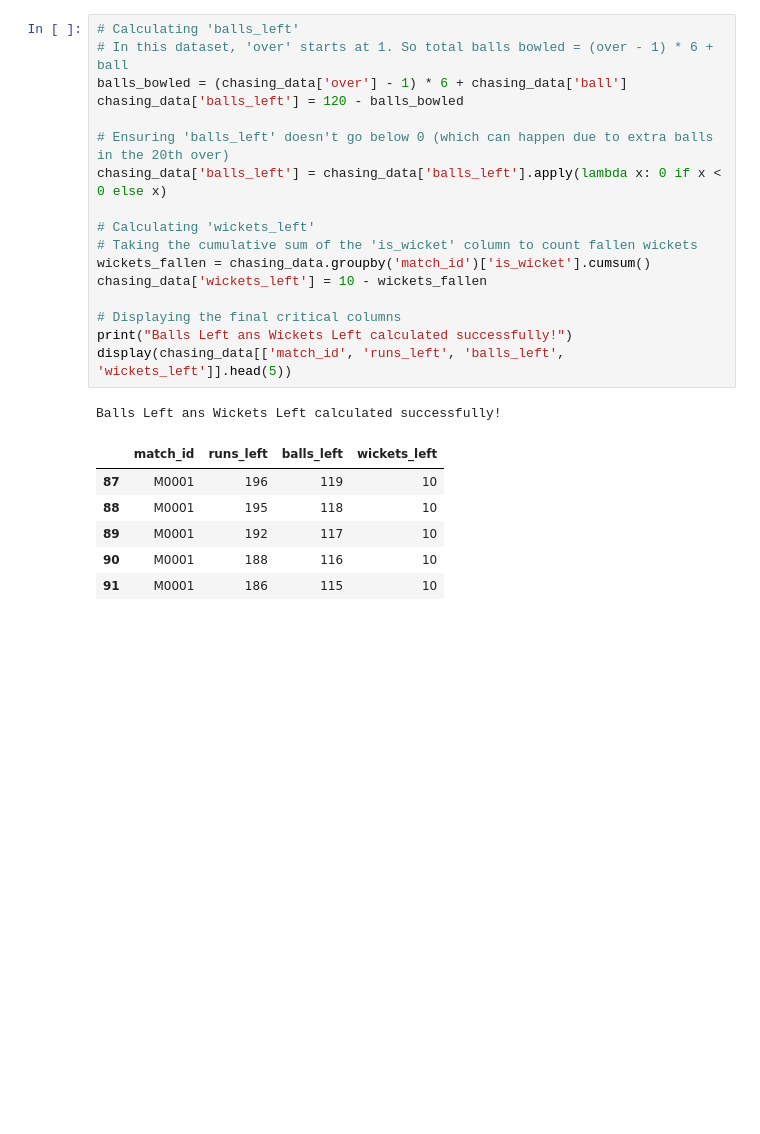
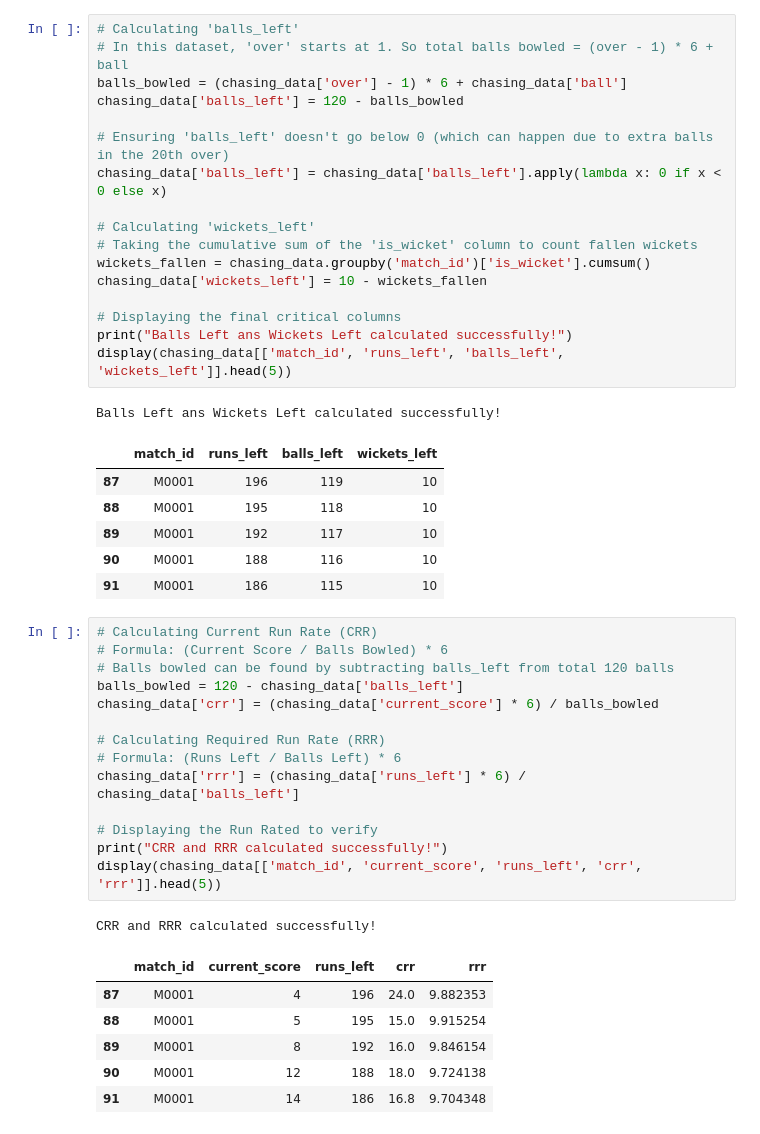
Before and after one commit to Mohammad-Mujtaba-Zaidi/T20-Strategy-Predictor, a Jupyter notebook: T20_Strategy_Predictor.ipynb, the cells around one changed output. Cells and saved outputs as stored; diff of their text form; blank space fills up the shorter version.

Commit message:
"Calculated Current Run Rate and Required Run Rate"

```diff
--- a/T20_Strategy_Predictor.ipynb
+++ b/T20_Strategy_Predictor.ipynb
@@ -206,3 +206,25 @@ Balls Left ans Wickets Left calculated successfully!
 | 89 | M0001 | 192 | 117 | 10 |
 | 90 | M0001 | 188 | 116 | 10 |
 | 91 | M0001 | 186 | 115 | 10 |
+# %%
+# Calculating Current Run Rate (CRR)
+# Formula: (Current Score / Balls Bowled) * 6
+# Balls bowled can be found by subtracting balls_left from total 120 balls
+balls_bowled = 120 - chasing_data['balls_left']
+chasing_data['crr'] = (chasing_data['current_score'] * 6) / balls_bowled
+
+# Calculating Required Run Rate (RRR)
+# Formula: (Runs Left / Balls Left) * 6
+chasing_data['rrr'] = (chasing_data['runs_left'] * 6) / chasing_data['balls_left']
+
+# Displaying the Run Rated to verify
+print("CRR and RRR calculated successfully!")
+display(chasing_data[['match_id', 'current_score', 'runs_left', 'crr', 'rrr']].head(5))
+# %% [output]
+CRR and RRR calculated successfully!
+|  | match_id | current_score | runs_left | crr | rrr |
+| 87 | M0001 | 4 | 196 | 24.0 | 9.882353 |
+| 88 | M0001 | 5 | 195 | 15.0 | 9.915254 |
+| 89 | M0001 | 8 | 192 | 16.0 | 9.846154 |
+| 90 | M0001 | 12 | 188 | 18.0 | 9.724138 |
+| 91 | M0001 | 14 | 186 | 16.8 | 9.704348 |
```
